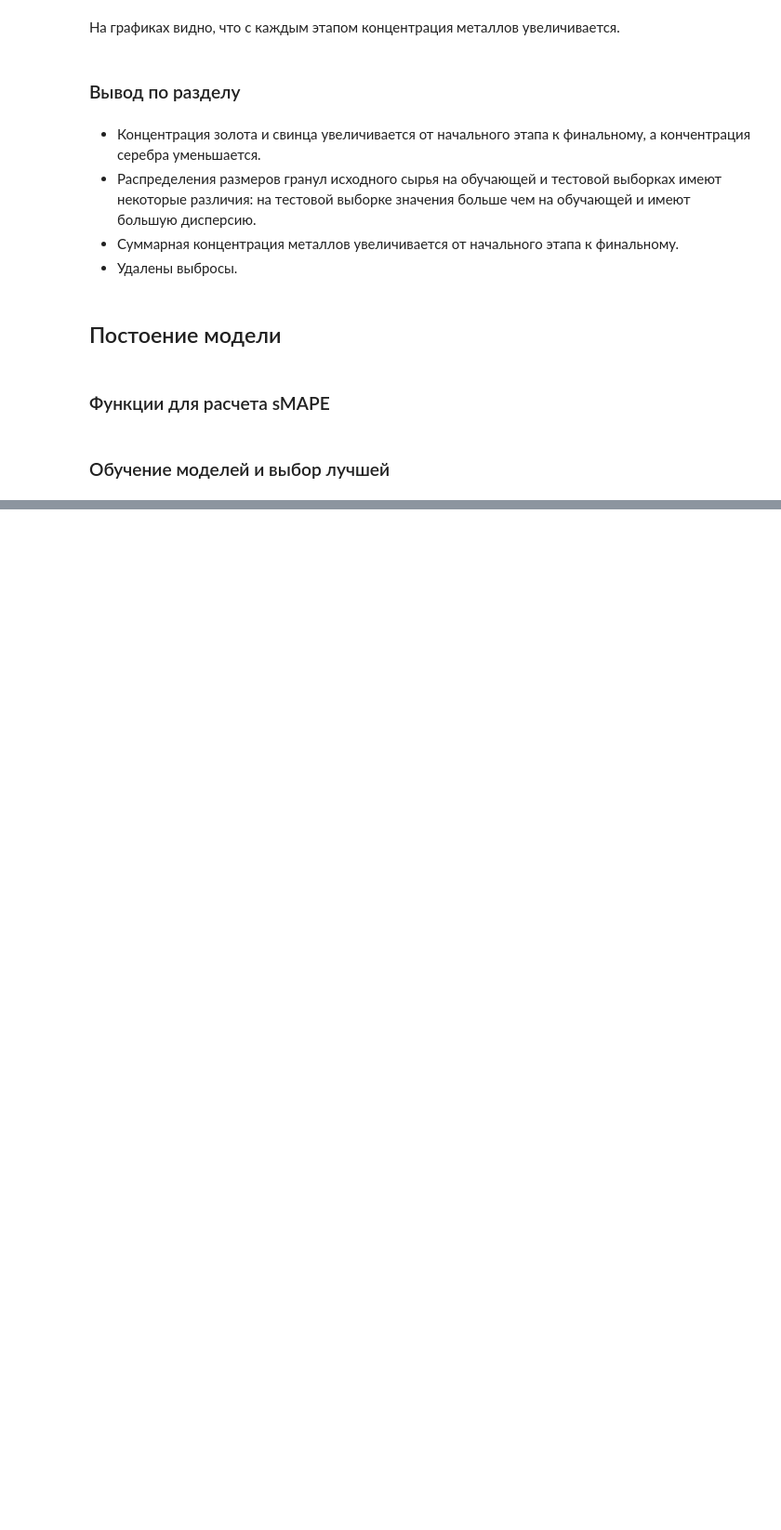
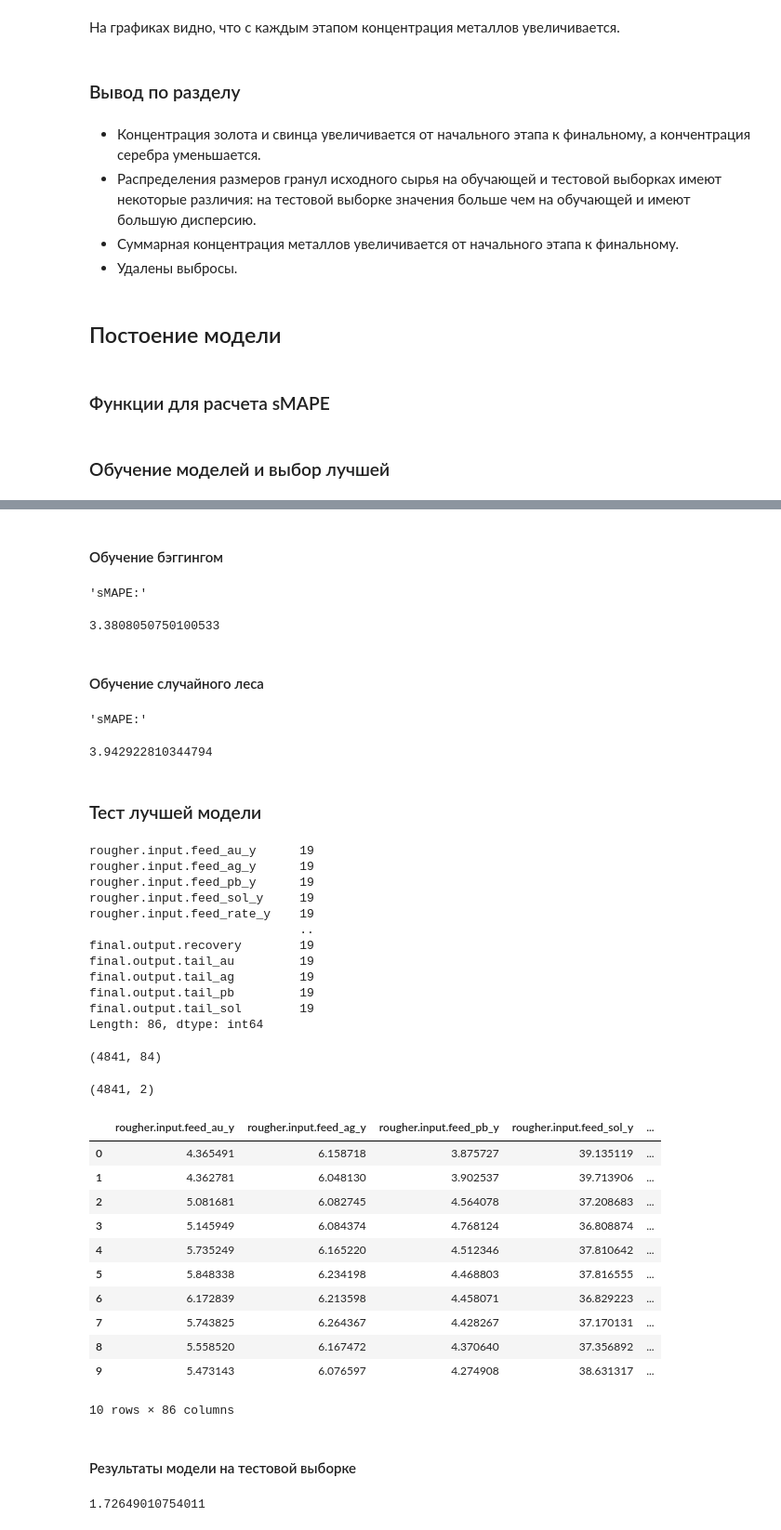
Before and after one commit to zockkk/practicum, a Jupyter notebook: dev/prefabricated_project_2.ipynb, the cells around one changed output, grey strips where cells are left out. Shown at 93% size. Saved outputs shown, nothing was run; the diff lists cells and outputs as text; code cells hidden in the pictures; blank space fills up the shorter version.

```diff
--- a/dev/prefabricated_project_2.ipynb
+++ b/dev/prefabricated_project_2.ipynb
@@ -806,0 +728,64 @@ array([nan, nan, nan, nan, nan, nan, nan, nan, nan, nan])
+# %% [markdown]
+#### Обучение бэггингом
+# %%
+bagging = MultiModelLearning(data_train)
+bagging.select_model('bagging')
+bagging.print_learn_result()
+# %% [output]
+'sMAPE:'
+3.3808050750100533
+# %% [markdown]
+#### Обучение случайного леса
+# %%
+random_forest = MultiModelLearning(data_train)
+random_forest.select_model('random_forest')
+random_forest.print_learn_result()
+# %% [output]
+'sMAPE:'
+3.942922810344794
+# %% [markdown]
+### Тест лучшей модели
+# %%
+# Подготовка тестового датасета
+data_test_full = data_test.merge(data_full, on='date', how='left', suffixes=('', '_y'))
+data_test_full = data_test_full.drop(data_test.columns, axis=1)
+display(data_test_full.isna().sum())
+data_test_full.dropna(inplace=True)
+test_features = data_test_full.drop(['rougher.output.recovery', 'final.output.recovery'], axis=1)
+fest_target = data_test_full.loc[:,['rougher.output.recovery', 'final.output.recovery']]
+display(test_features.shape, fest_target.shape)
+data_test_full.head(10)
+# %% [output]
+rougher.input.feed_au_y      19
+rougher.input.feed_ag_y      19
+rougher.input.feed_pb_y      19
+rougher.input.feed_sol_y     19
+rougher.input.feed_rate_y    19
+                             ..
+final.output.recovery        19
+final.output.tail_au         19
+final.output.tail_ag         19
+final.output.tail_pb         19
+final.output.tail_sol        19
+Length: 86, dtype: int64
+(4841, 84)
+(4841, 2)
+|  | rougher.input.feed_au_y | rougher.input.feed_ag_y | rougher.input.feed_pb_y | rougher.input.feed_sol_y | ... |
+| 0 | 4.365491 | 6.158718 | 3.875727 | 39.135119 | ... |
+| 1 | 4.362781 | 6.048130 | 3.902537 | 39.713906 | ... |
+| 2 | 5.081681 | 6.082745 | 4.564078 | 37.208683 | ... |
+| 3 | 5.145949 | 6.084374 | 4.768124 | 36.808874 | ... |
+| 4 | 5.735249 | 6.165220 | 4.512346 | 37.810642 | ... |
+| 5 | 5.848338 | 6.234198 | 4.468803 | 37.816555 | ... |
+| 6 | 6.172839 | 6.213598 | 4.458071 | 36.829223 | ... |
+| 7 | 5.743825 | 6.264367 | 4.428267 | 37.170131 | ... |
+| 8 | 5.558520 | 6.167472 | 4.370640 | 37.356892 | ... |
+| 9 | 5.473143 | 6.076597 | 4.274908 | 38.631317 | ... |
+10 rows × 86 columns
+# %% [markdown]
+#### Результаты модели на тестовой выборке
+# %%
+test_predictions = bagging.new_prediction(test_features)
+smape_calculation(fest_target, test_predictions)
+# %% [output]
+1.72649010754011
```
Also changed, not shown: parts of 16 cells of this notebook, 6 other files.
